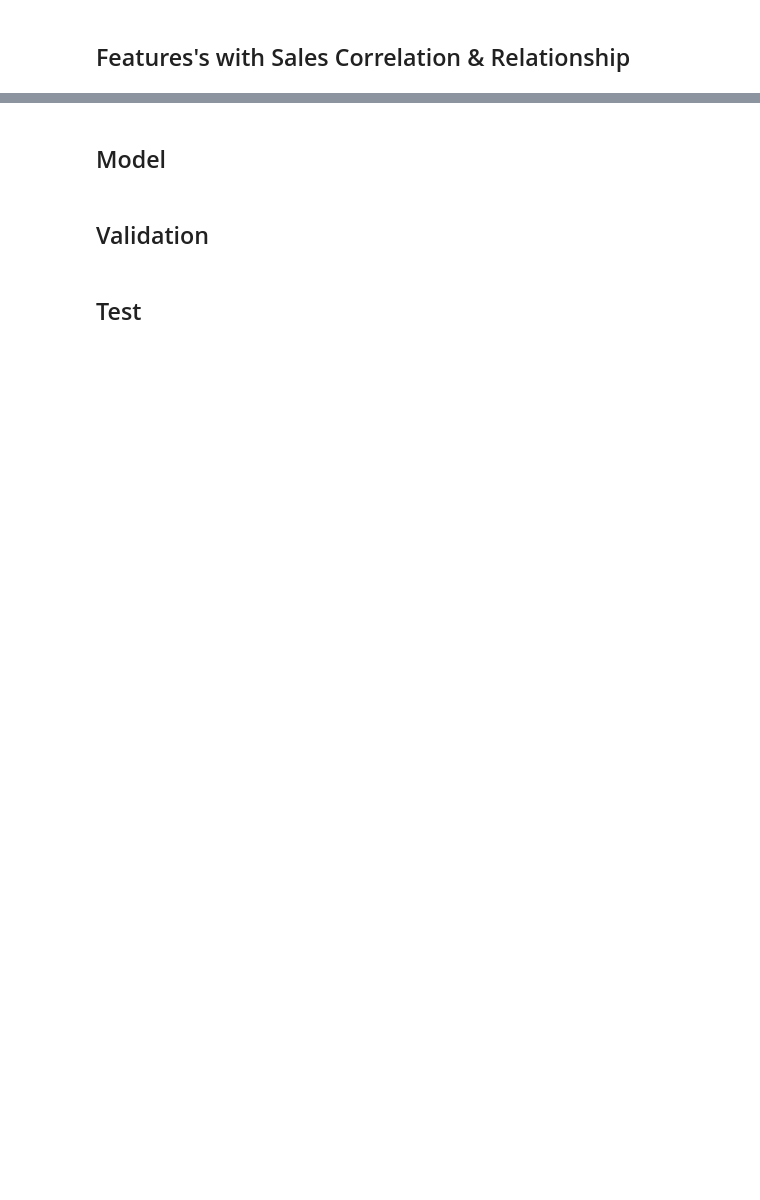
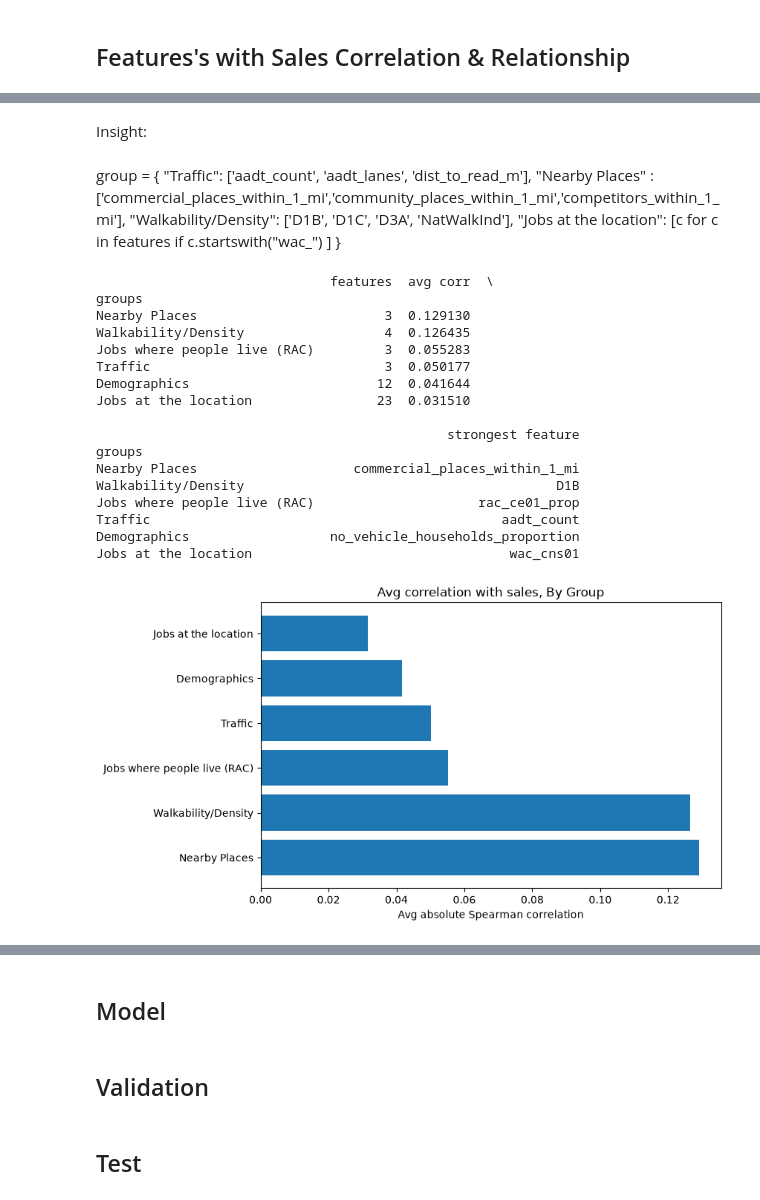
Before and after one commit to Ransommac13/mads_milestone_two, a Jupyter notebook: EDA/supervised_eda.ipynb, the cells around one changed output, grey strips where cells are left out. Drawn from its saved outputs; the diff is of its cells as text; code cells hidden in the pictures; blank space fills up the shorter version.

```diff
--- a/EDA/supervised_eda.ipynb
+++ b/EDA/supervised_eda.ipynb
@@ -306,0 +429,67 @@ after log skew value: -0.64
+# %% [markdown]
+Insight:
+# %% [markdown]
+group = {
+    "Traffic": ['aadt_count', 'aadt_lanes', 'dist_to_read_m'],
+    "Nearby Places" :['commercial_places_within_1_mi','community_places_within_1_mi','competitors_within_1_mi'],
+    "Walkability/Density": ['D1B', 'D1C', 'D3A', 'NatWalkInd'],
+    "Jobs at the location": [c for c in features if c.startswith("wac_") ]
+}
+<!-- numeric_features = ['', ,
+       'median_household_income', 'total_population', 'age_18_29_proportion', 'age_30_64_proportion',
+       'poverty_rate', 'bachelors_degree_proportion_25plus', 'post_grad_degree_proportion_25plus',
+       'labor_force_participation_rate', 'unemployment_rate', 'owner_occupied_proportion',
+       'family_households_proportion', 'no_vehicle_households_proportion',
+# %%
+features = [data for data in df.select_dtypes("number").columns if data not in ["avg_daily_sales", "longitude", "latitude"]]
+
+
+groups = {
+    "Traffic": ['aadt_count', 'aadt_lanes', 'dist_to_read_m'],
+    "Nearby Places" :['commercial_places_within_1_mi','community_places_within_1_mi','competitors_within_1_mi'],
+    "Walkability/Density": ['D1B', 'D1C', 'D3A', 'NatWalkInd'],
+    "Jobs at the location": [c for c in features if c.startswith("wac_")],
+    "Jobs where people live (RAC)":[c for c in features if c.startswith("rac_") ]
+}
+
+# the rest group it in demographics
+groups["Demographics"] = [c for c in features if c not in sum(groups.values(), [])]
+
+all_corr = df[features].corrwith(log_avg_sales, method="spearman")
+
+summary = pd.DataFrame([
+    { "groups": g, "features": len(cols),
+    "avg corr": all_corr[cols].abs().mean(),
+    "strongest feature": all_corr[cols].abs().idxmax()}
+    for g, cols in groups.items()
+]).set_index("groups").sort_values("avg corr", ascending=False)
+
+print(summary)
+
+
+fig, ax = plt.subplots(figsize=(8,5))
+
+ax.barh(summary.index, summary["avg corr"])
+ax.set_title("Avg correlation with sales, By Group")
+ax.set_xlabel("Avg absolute Spearman correlation")
+
+plt.show()
+# %% [output]
+                              features  avg corr  \
+groups
+Nearby Places                        3  0.129130
+Walkability/Density                  4  0.126435
+Jobs where people live (RAC)         3  0.055283
+Traffic                              3  0.050177
+Demographics                        12  0.041644
+Jobs at the location                23  0.031510
+
+                                             strongest feature
+groups
+Nearby Places                    commercial_places_within_1_mi
+Walkability/Density                                        D1B
+Jobs where people live (RAC)                     rac_ce01_prop
+Traffic                                             aadt_count
+Demographics                  no_vehicle_households_proportion
+Jobs at the location                                 wac_cns01
+[figure, added]
```
Also changed, not shown: parts of 10 cells of this notebook.
